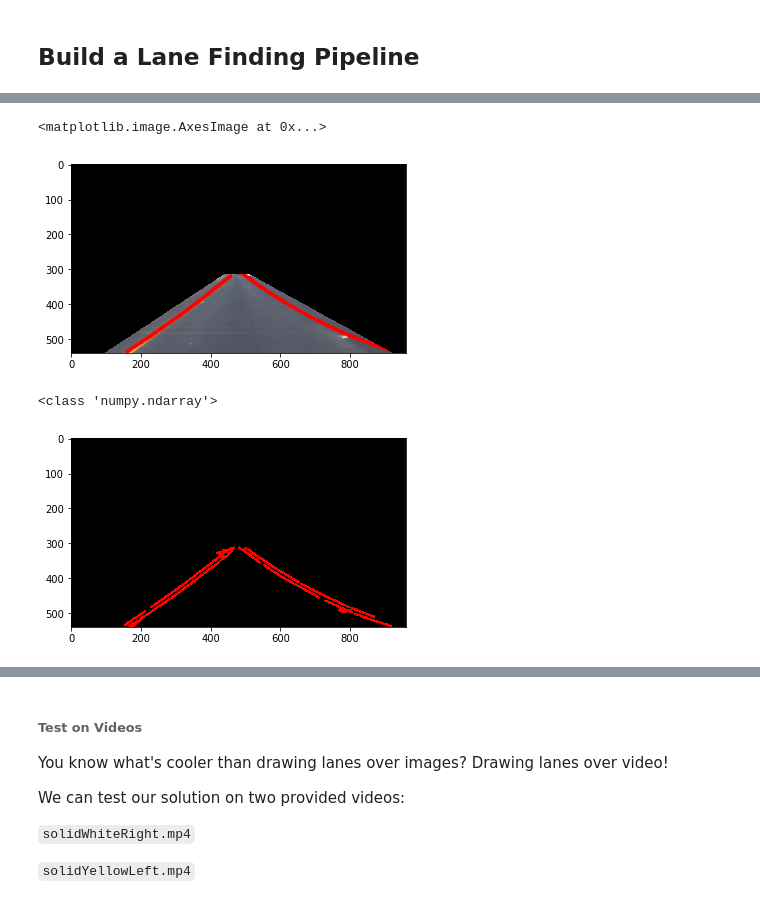
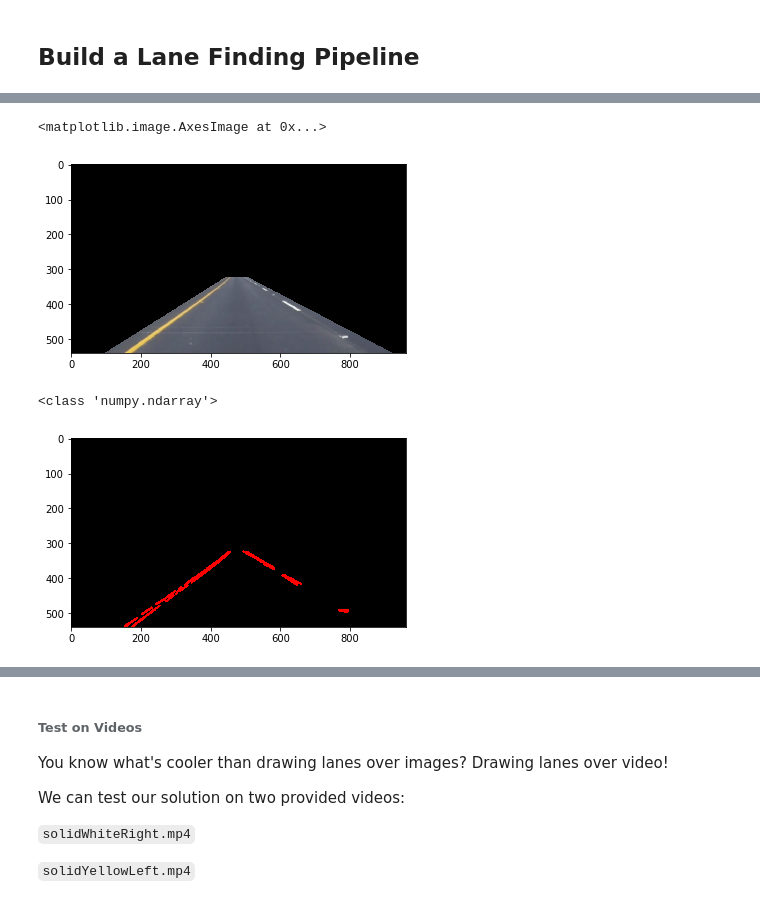
Before and after one commit to jordancharest/Finding-Lane-Lines, a Jupyter notebook: finding_lane_lines.ipynb, the cells around one changed output, grey strips where cells are left out. Drawn from its saved outputs; the diff is of its cells as text; code cells hidden in the pictures.

```diff
--- a/finding_lane_lines.ipynb
+++ b/finding_lane_lines.ipynb
@@ -321,23 +305,23 @@ plt.imshow(edges)
 # %%
 # Region Masking
 y_size = image.shape[0]
 x_size = image.shape[1]
-vertices = np.array([[(0.1*x_size,y_size),(0.46*x_size, 0.58*y_size), (0.53*x_size, 0.58*y_size), (0.96*x_size,y_size)]], dtype=np.int32)
+vertices = np.array([[(0.1*x_size,y_size),(0.46*x_size, 0.6*y_size), (0.53*x_size, 0.6*y_size), (0.96*x_size,y_size)]], dtype=np.int32)
 masked_image = region_of_interest(edges, vertices)
 
 mask = region_of_interest(image, vertices)
 
 plt.imshow(mask)
 # %% [output]
 <matplotlib.image.AxesImage at 0x...>
-[figure, old version]
+[figure, new version]
 # %%
 # Hough Transformation on the edge detected image to determine line segments
 rho = 2                # distance resolution in pixels of the Hough grid
 theta = np.pi/180      # angular resolution in radians of the Hough grid
 threshold = 5         # minimum number of votes (intersections in Hough grid cell)
-min_line_length = 10   # minimum number of pixels making up a line
-max_line_gap = 10      # maximum gap in pixels between connectable line segments
+min_line_length = 20   # minimum number of pixels making up a line
+max_line_gap = 20      # maximum gap in pixels between connectable line segments
 
 line_image, lines = hough_lines(masked_image, rho, theta, threshold, min_line_length, max_line_gap)
 #print(lines)
@@ -347,7 +331,7 @@ plt.imshow(line_image)
 print(type(lines))
 # %% [output]
 <class 'numpy.ndarray'>
-[figure, old version]
+[figure, new version]
 # %%
 # Draw Lines on the original image
 detected_lanes = cv2.addWeighted(image, 0.8, line_image, 1, 0)
```
Also changed, not shown: parts of 26 cells of this notebook.
